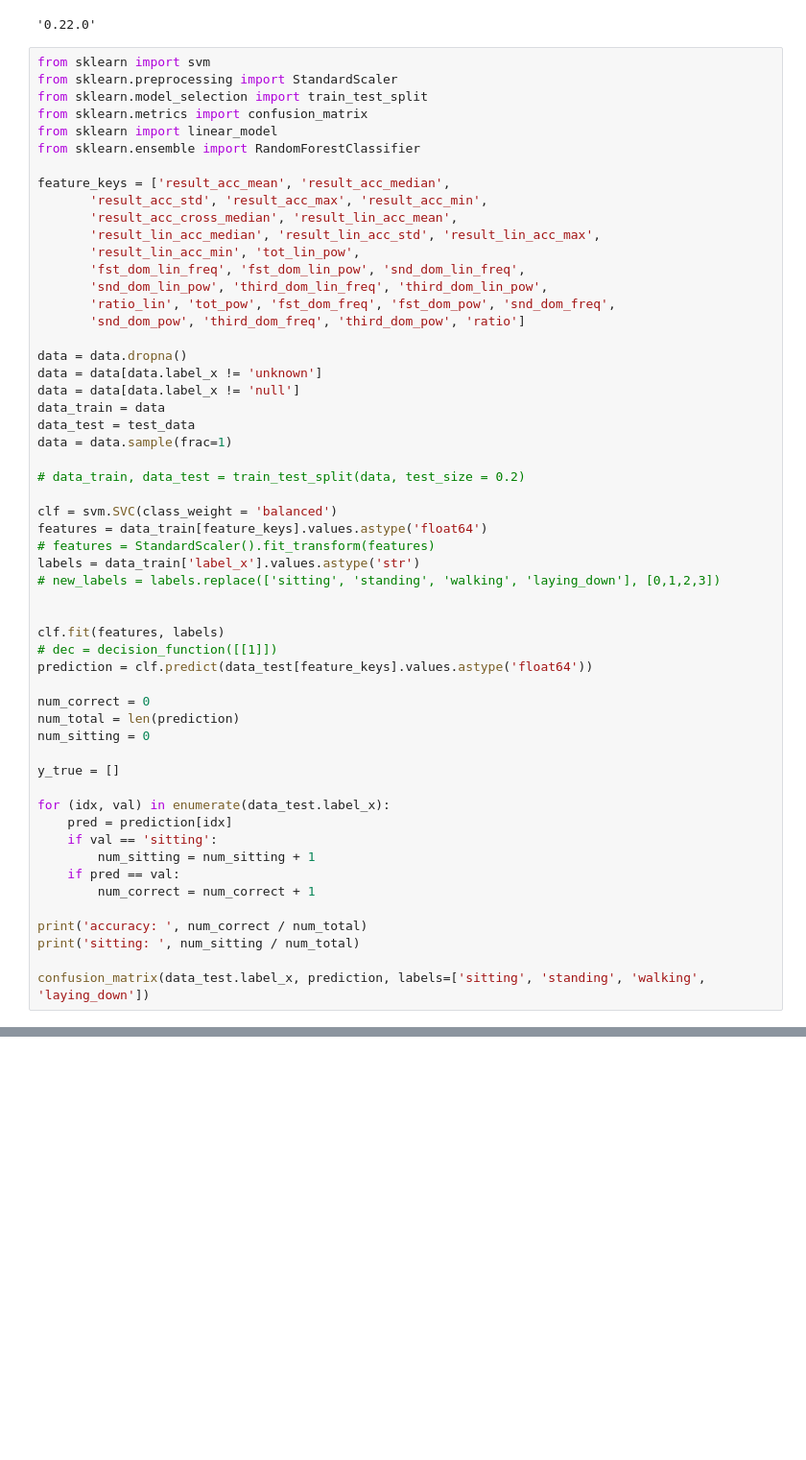
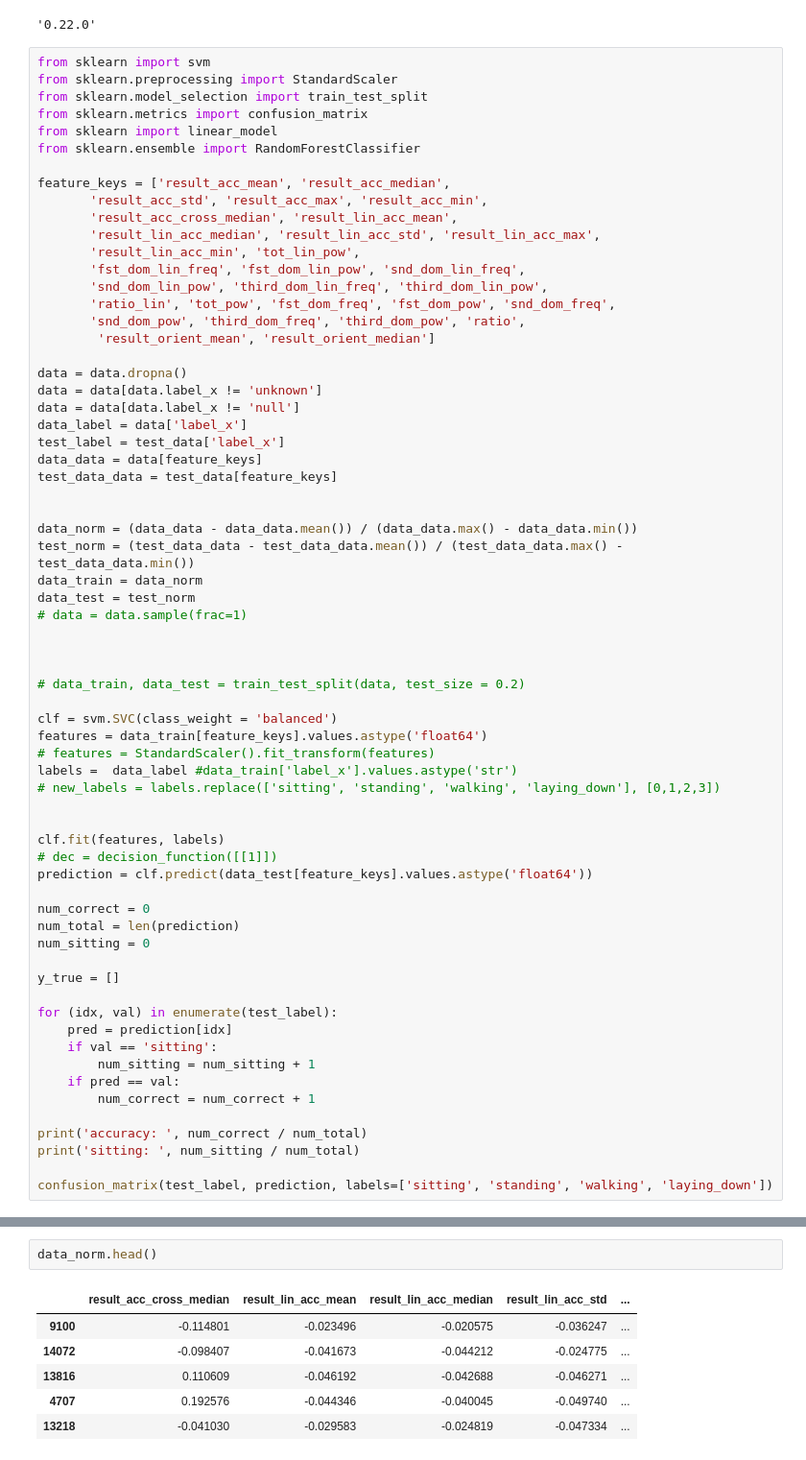
Before and after one commit to rac040/CS205, a Jupyter notebook: data-vis.ipynb, the cells around one changed output, grey strips where cells are left out. Shown: that part at 96% size. Drawn from its saved outputs; the diff is of its cells as text; blank space fills up the shorter version.

```diff
--- a/data-vis.ipynb
+++ b/data-vis.ipynb
@@ -157,21 +159,32 @@ feature_keys = ['result_acc_mean', 'result_acc_median',
        'fst_dom_lin_freq', 'fst_dom_lin_pow', 'snd_dom_lin_freq',
        'snd_dom_lin_pow', 'third_dom_lin_freq', 'third_dom_lin_pow',
        'ratio_lin', 'tot_pow', 'fst_dom_freq', 'fst_dom_pow', 'snd_dom_freq',
-       'snd_dom_pow', 'third_dom_freq', 'third_dom_pow', 'ratio']
+       'snd_dom_pow', 'third_dom_freq', 'third_dom_pow', 'ratio',
+        'result_orient_mean', 'result_orient_median']
 
 data = data.dropna()
 data = data[data.label_x != 'unknown']
 data = data[data.label_x != 'null']
-data_train = data
-data_test = test_data
-data = data.sample(frac=1)
+data_label = data['label_x']
+test_label = test_data['label_x']
+data_data = data[feature_keys]
+test_data_data = test_data[feature_keys]
+
+
+data_norm = (data_data - data_data.mean()) / (data_data.max() - data_data.min())
+test_norm = (test_data_data - test_data_data.mean()) / (test_data_data.max() - test_data_data.min())
+data_train = data_norm
+data_test = test_norm
+# data = data.sample(frac=1)
+
+
 
 # data_train, data_test = train_test_split(data, test_size = 0.2)
 
 clf = svm.SVC(class_weight = 'balanced')
 features = data_train[feature_keys].values.astype('float64')
 # features = StandardScaler().fit_transform(features)
-labels = data_train['label_x'].values.astype('str')
+labels =  data_label #data_train['label_x'].values.astype('str')
 # new_labels = labels.replace(['sitting', 'standing', 'walking', 'laying_down'], [0,1,2,3])
 
 
@@ -185,7 +198,7 @@ num_sitting = 0
 
 y_true = []
 
-for (idx, val) in enumerate(data_test.label_x):
+for (idx, val) in enumerate(test_label):
     pred = prediction[idx]
     if val == 'sitting':
         num_sitting = num_sitting + 1
@@ -195,5 +208,5 @@ for (idx, val) in enumerate(data_test.label_x):
 print('accuracy: ', num_correct / num_total)
 print('sitting: ', num_sitting / num_total)
 
-confusion_matrix(data_test.label_x, prediction, labels=['sitting', 'standing', 'walking', 'laying_down'])
+confusion_matrix(test_label, prediction, labels=['sitting', 'standing', 'walking', 'laying_down'])
 # %% [output]
@@ -217,0 +230,9 @@ plt.scatter(test[:,feature_idx], test[:,feature_idx2] , c = labels_test)
+# %%
+data_norm.head()
+# %% [output]
+|  | result_acc_cross_median | result_lin_acc_mean | result_lin_acc_median | result_lin_acc_std | ... |
+| 9100 | -0.114801 | -0.023496 | -0.020575 | -0.036247 | ... |
+| 14072 | -0.098407 | -0.041673 | -0.044212 | -0.024775 | ... |
+| 13816 | 0.110609 | -0.046192 | -0.042688 | -0.046271 | ... |
+| 4707 | 0.192576 | -0.044346 | -0.040045 | -0.049740 | ... |
+| 13218 | -0.041030 | -0.029583 | -0.024819 | -0.047334 | ... |
```
Also changed, not shown: parts of 6 cells of this notebook.
